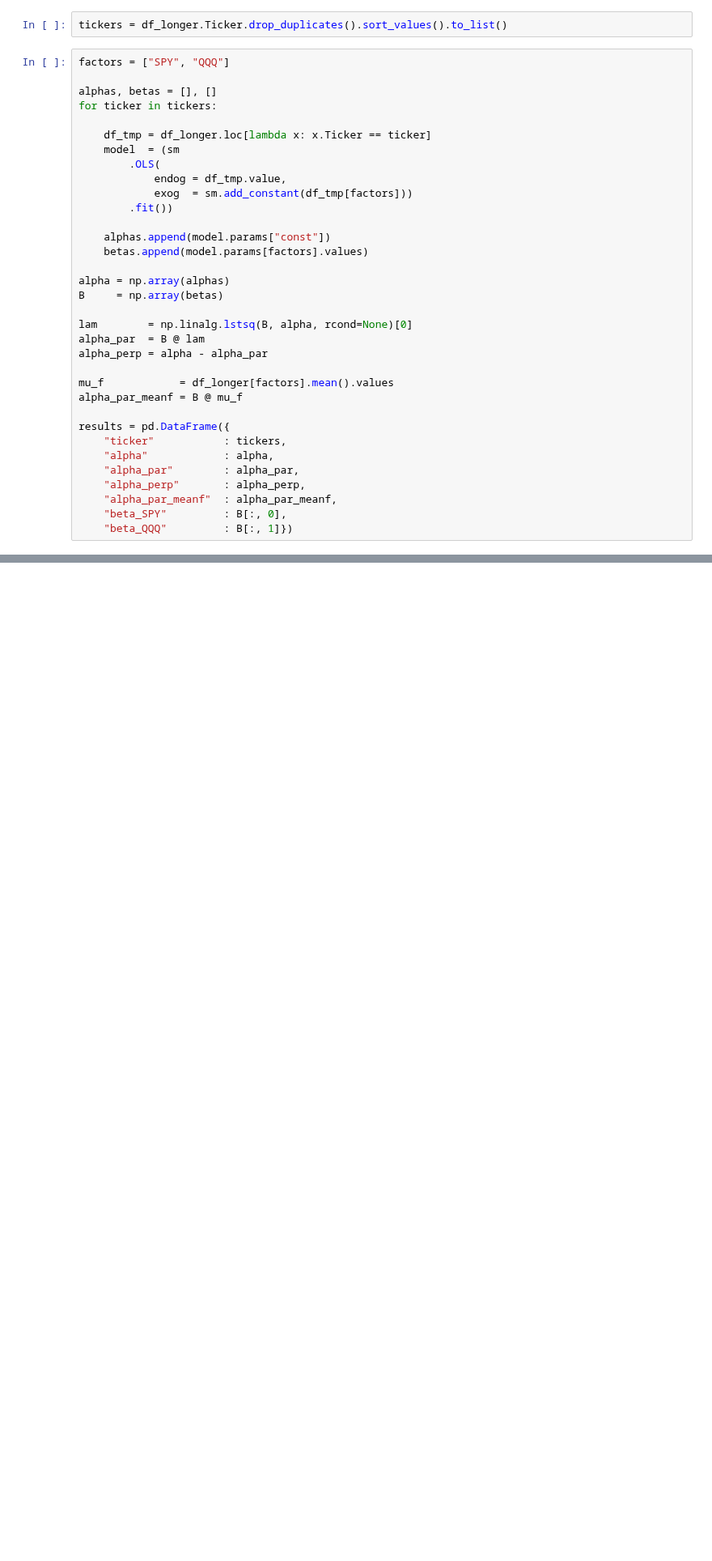
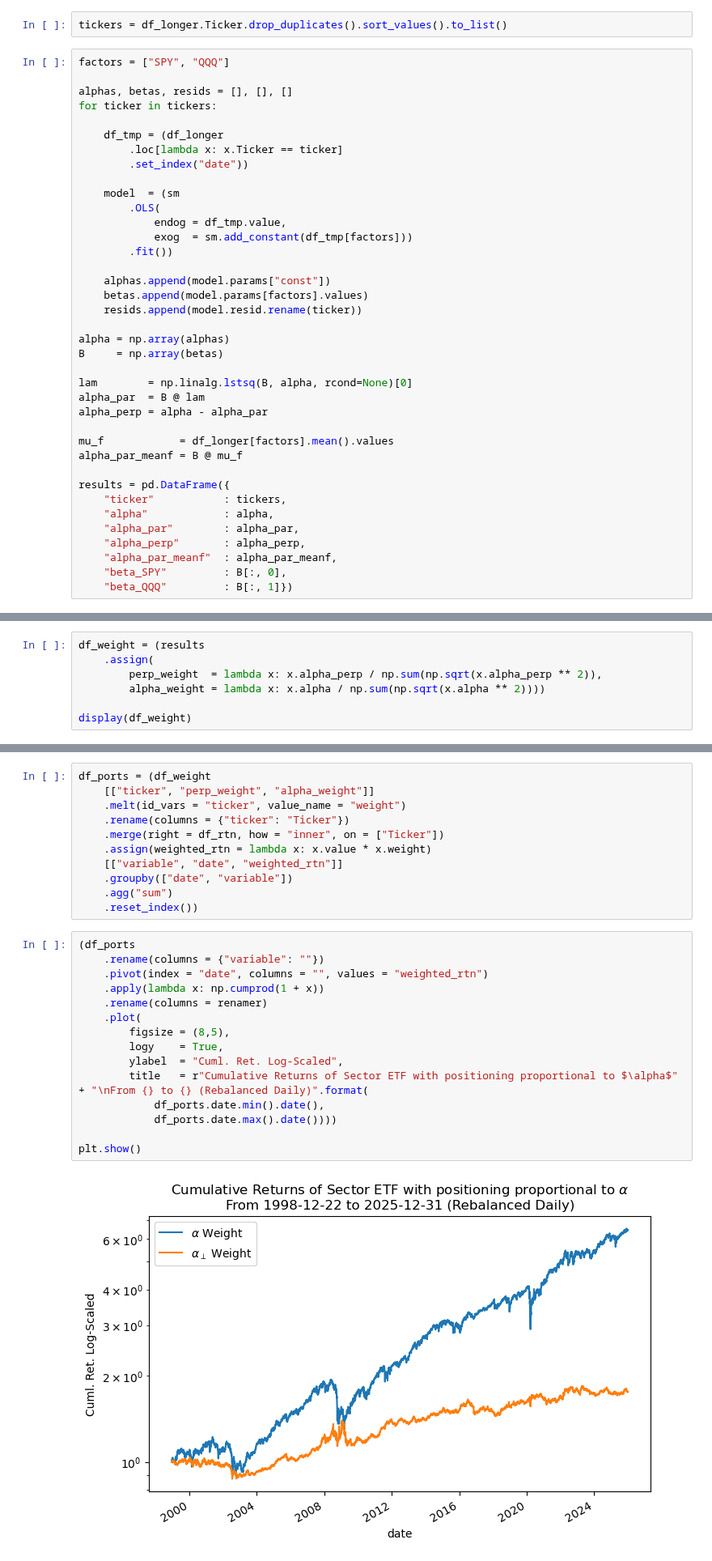
Before and after one commit to diegodalvarez/EQI, a Jupyter notebook: Chapter 4 - Linear Model of Returns.ipynb, the cells around one changed output, grey strips where cells are left out. Shown at 81% size. Drawn from its saved outputs; the diff is of its cells as text; blank space fills up the shorter version.

Commit message:
alpha_perp weighting

```diff
--- a/Chapter 4 - Linear Model of Returns.ipynb
+++ b/Chapter 4 - Linear Model of Returns.ipynb
@@ -65,10 +72,13 @@ tickers = df_longer.Ticker.drop_duplicates().sort_values().to_list()
 # %%
 factors = ["SPY", "QQQ"]
 
-alphas, betas = [], []
+alphas, betas, resids = [], [], []
 for ticker in tickers:
 
-    df_tmp = df_longer.loc[lambda x: x.Ticker == ticker]
+    df_tmp = (df_longer
+        .loc[lambda x: x.Ticker == ticker]
+        .set_index("date"))
+
     model  = (sm
         .OLS(
             endog = df_tmp.value,
@@ -77,6 +87,7 @@ for ticker in tickers:
 
     alphas.append(model.params["const"])
     betas.append(model.params[factors].values)
+    resids.append(model.resid.rename(ticker))
 
 alpha = np.array(alphas)
 B     = np.array(betas)
@@ -111,0 +128,7 @@ results
+# %%
+df_weight = (results
+    .assign(
+        perp_weight  = lambda x: x.alpha_perp / np.sum(np.sqrt(x.alpha_perp ** 2)),
+        alpha_weight = lambda x: x.alpha / np.sum(np.sqrt(x.alpha ** 2))))
+
+display(df_weight)
@@ -111,0 +146,28 @@ results
+# %%
+df_ports = (df_weight
+    [["ticker", "perp_weight", "alpha_weight"]]
+    .melt(id_vars = "ticker", value_name = "weight")
+    .rename(columns = {"ticker": "Ticker"})
+    .merge(right = df_rtn, how = "inner", on = ["Ticker"])
+    .assign(weighted_rtn = lambda x: x.value * x.weight)
+    [["variable", "date", "weighted_rtn"]]
+    .groupby(["date", "variable"])
+    .agg("sum")
+    .reset_index())
+# %%
+(df_ports
+    .rename(columns = {"variable": ""})
+    .pivot(index = "date", columns = "", values = "weighted_rtn")
+    .apply(lambda x: np.cumprod(1 + x))
+    .rename(columns = renamer)
+    .plot(
+        figsize = (8,5),
+        logy    = True,
+        ylabel  = "Cuml. Ret. Log-Scaled",
+        title   = r"Cumulative Returns of Sector ETF with positioning proportional to $\alpha$" + "\nFrom {} to {} (Rebalanced Daily)".format(
+            df_ports.date.min().date(),
+            df_ports.date.max().date())))
+
+plt.show()
+# %% [output]
+[figure, added]
```
Also changed, not shown: parts of 12 cells of this notebook.
